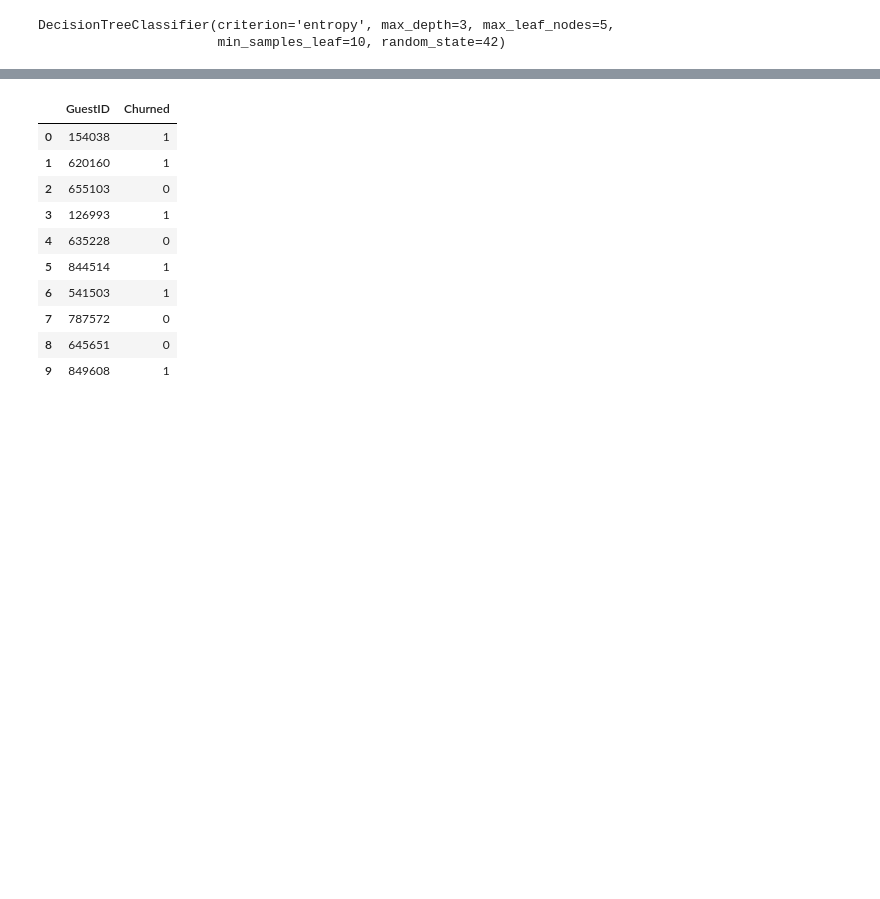
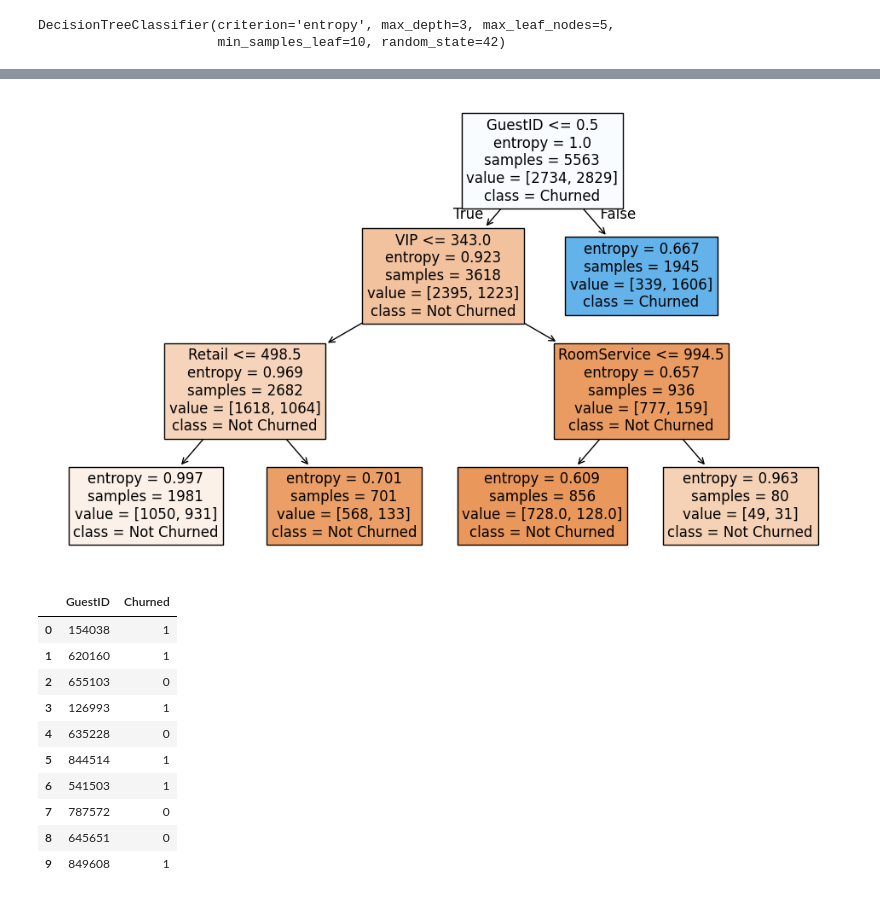
Before and after one commit to RuiQianSun/869, a Jupyter notebook: Classification_Practice/Decision_Trees.ipynb, the cells around one changed output, grey strips where cells are left out. Cells and saved outputs as stored; diff of their text form; code cells hidden in the pictures; blank space fills up the shorter version.

```diff
--- a/Classification_Practice/Decision_Trees.ipynb
+++ b/Classification_Practice/Decision_Trees.ipynb
@@ -129,0 +130,4 @@ array([[593, 125],
+# %%
+from sklearn.metrics import classification_report
+class_names = [str(x) for x in clf.classes_]
+print(classification_report(y_test, y_pred_dt, target_names=class_names))
@@ -130,3 +172,11 @@ array([[593, 125],
+# %%
+import matplotlib.pyplot as plt
+
+plt.figure(figsize=(12, 7));
+tree.plot_tree(clf, filled=True, feature_names=numerical_features, class_names=class_names, proportion=False, fontsize=12);
+#plt.savefig('out/marketing-dt-tree.png', transparent=False);
+# %% [output]
+[figure, added]
 # %%
 # Our model's "final form"
 
```
Also changed, not shown: parts of 4 cells of this notebook.
